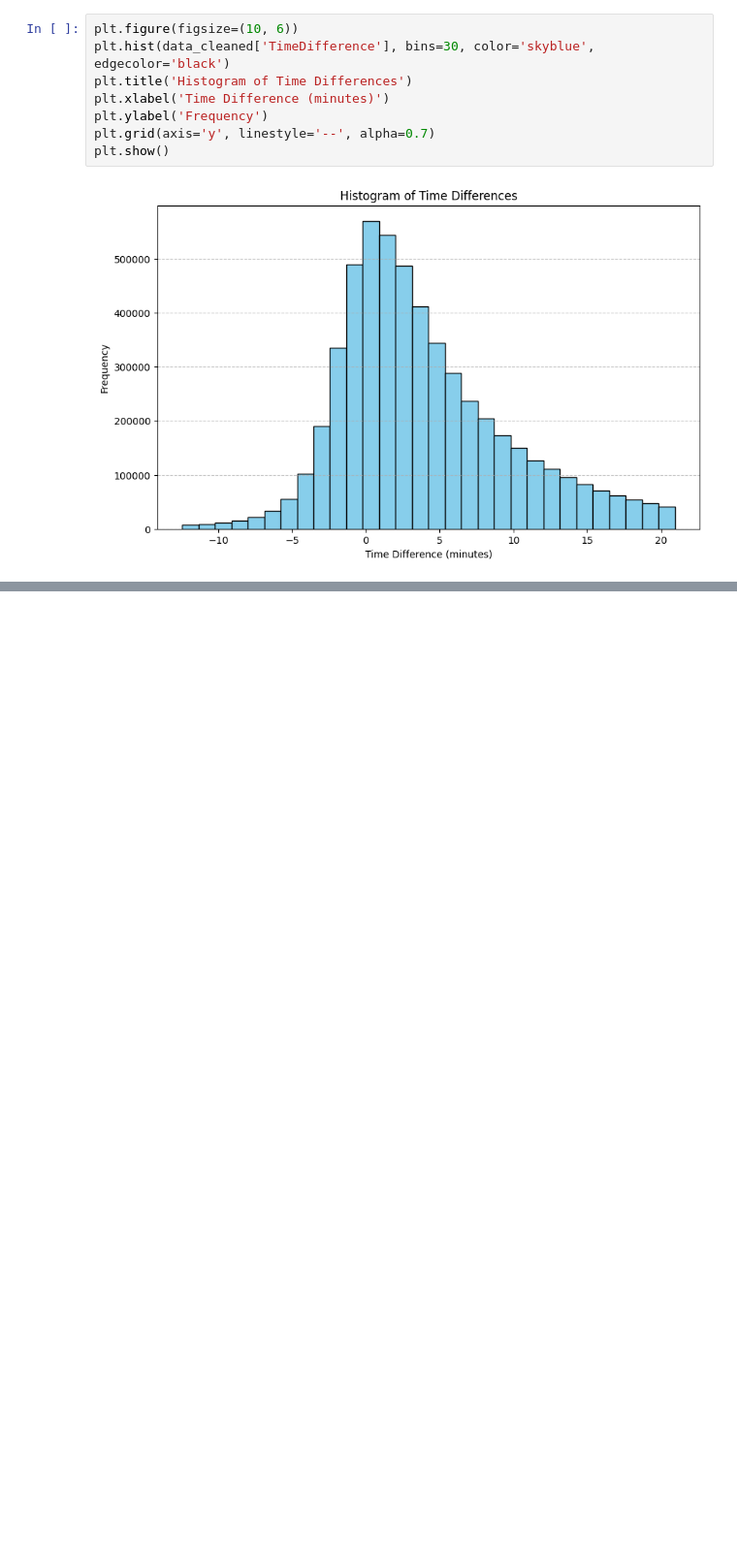
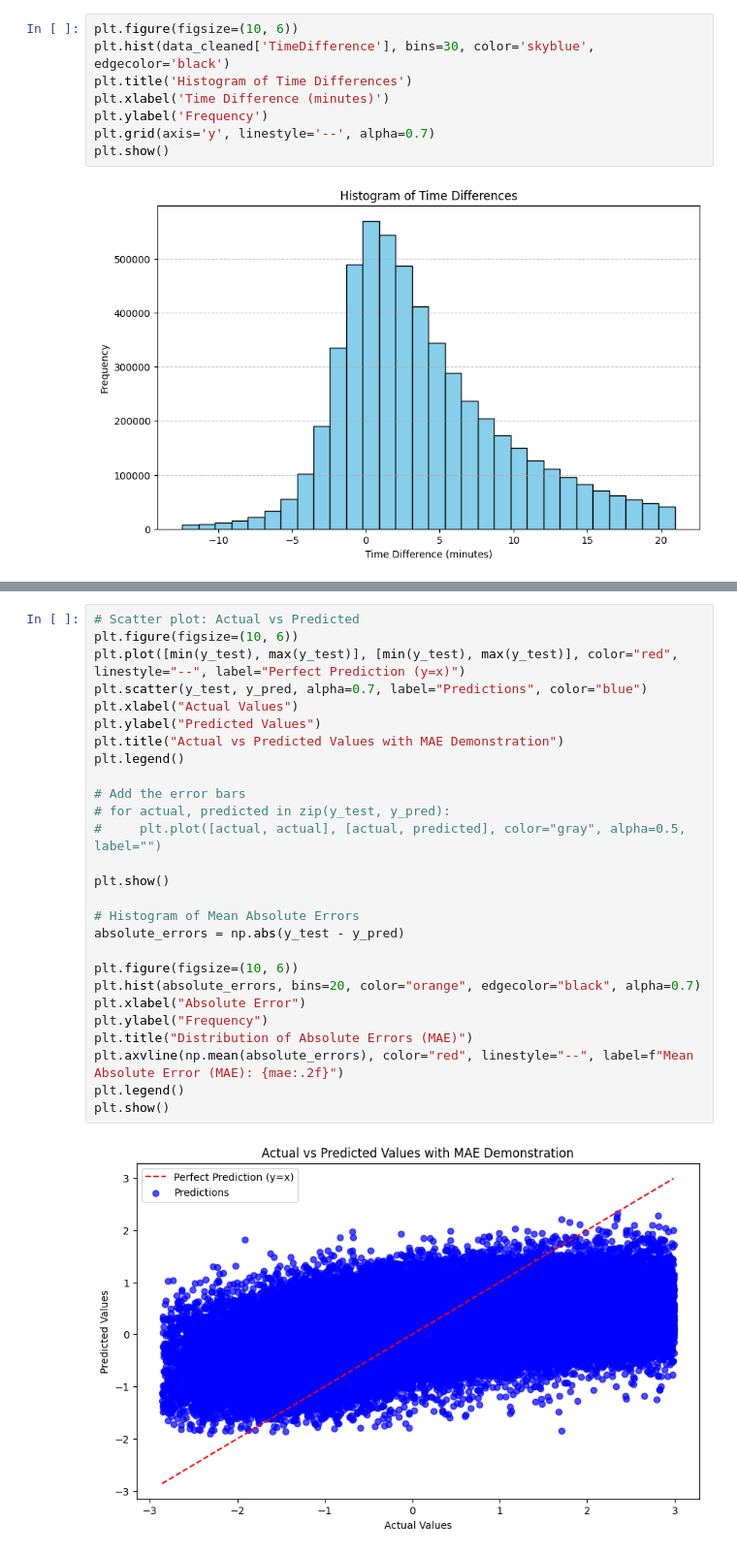
Before and after one commit to ManoushaPoonyth/Smart_Public_Bus_Optimization_in_Mauritius, a Jupyter notebook: notebooks/NYC_data_viz-checkpoint-checkpoint (2).ipynb, the cells around one changed output, grey strips where cells are left out. Shown at 97% size. Cells and saved outputs as stored; diff of their text form; blank space fills up the shorter version.

```diff
--- a/notebooks/NYC_data_viz-checkpoint-checkpoint (2).ipynb
+++ b/notebooks/NYC_data_viz-checkpoint-checkpoint (2).ipynb
@@ -357,0 +354,29 @@ plt.show()
+# %%
+# Scatter plot: Actual vs Predicted
+plt.figure(figsize=(10, 6))
+plt.plot([min(y_test), max(y_test)], [min(y_test), max(y_test)], color="red", linestyle="--", label="Perfect Prediction (y=x)")
+plt.scatter(y_test, y_pred, alpha=0.7, label="Predictions", color="blue")
+plt.xlabel("Actual Values")
+plt.ylabel("Predicted Values")
+plt.title("Actual vs Predicted Values with MAE Demonstration")
+plt.legend()
+
+# Add the error bars
+# for actual, predicted in zip(y_test, y_pred):
+#     plt.plot([actual, actual], [actual, predicted], color="gray", alpha=0.5, label="")
+
+plt.show()
+
+# Histogram of Mean Absolute Errors
+absolute_errors = np.abs(y_test - y_pred)
+
+plt.figure(figsize=(10, 6))
+plt.hist(absolute_errors, bins=20, color="orange", edgecolor="black", alpha=0.7)
+plt.xlabel("Absolute Error")
+plt.ylabel("Frequency")
+plt.title("Distribution of Absolute Errors (MAE)")
+plt.axvline(np.mean(absolute_errors), color="red", linestyle="--", label=f"Mean Absolute Error (MAE): {mae:.2f}")
+plt.legend()
+plt.show()
+# %% [output]
+[figure, added]
```
Also changed, not shown: parts of 9 cells of this notebook.
